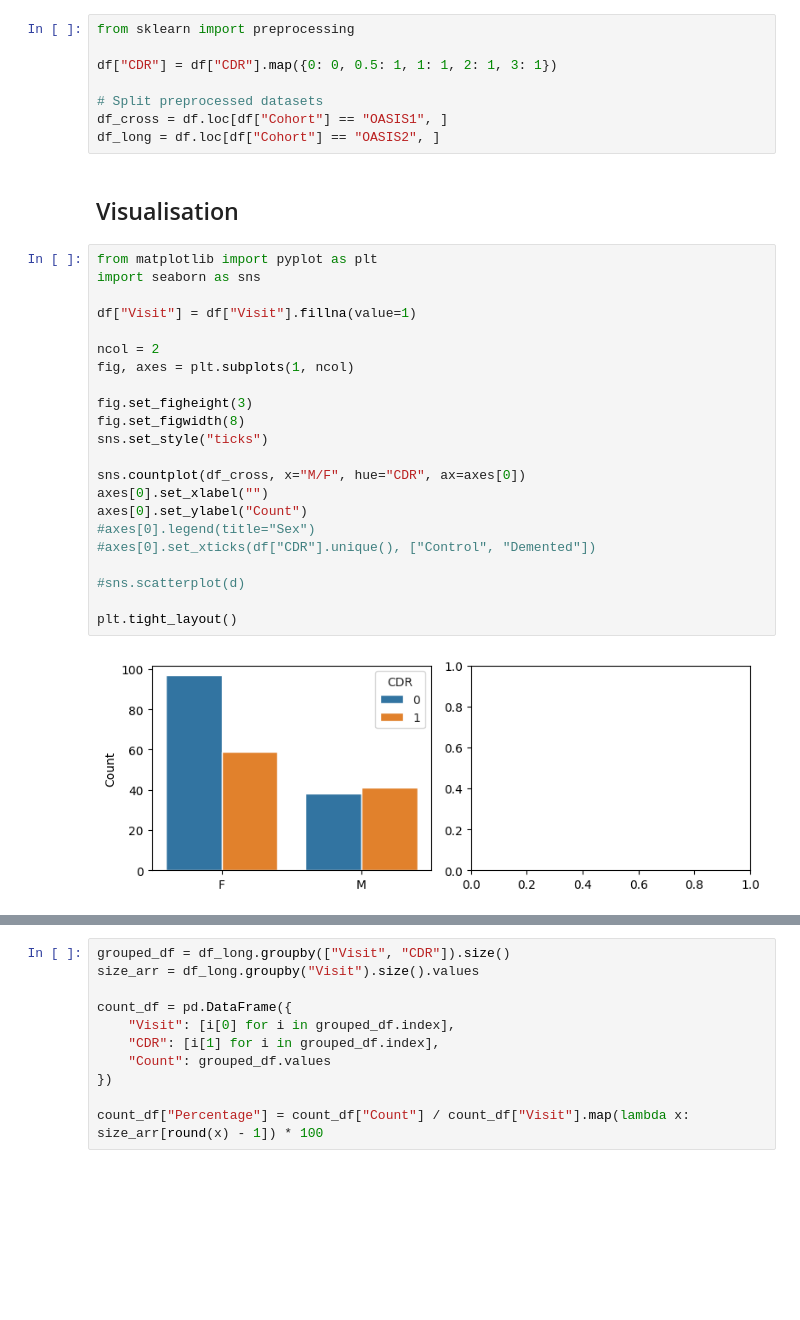
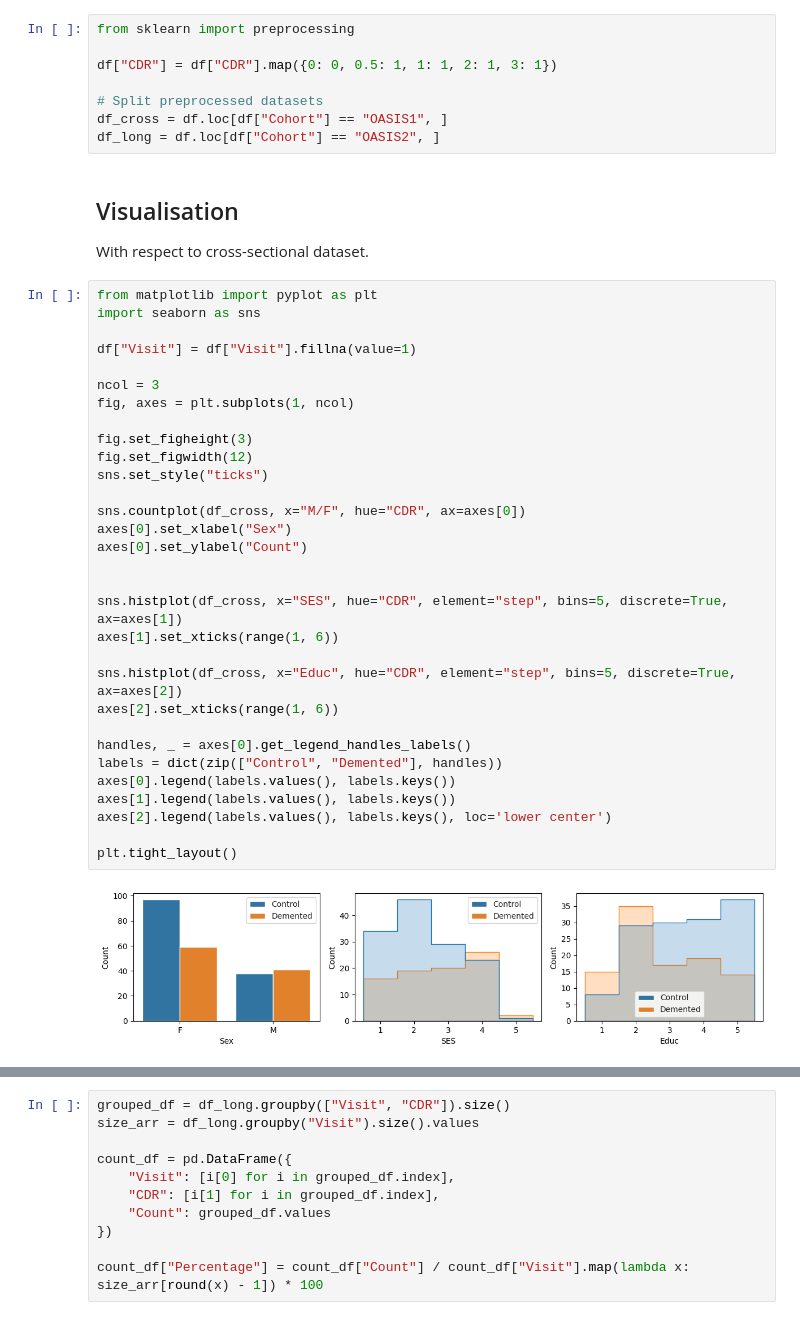
Before and after one commit to RiboRings/AlzheimerPrediction, a Jupyter notebook: learning-about-ad.ipynb, the cells around one changed output, grey strips where cells are left out. Cells and saved outputs as stored; diff of their text form; blank space fills up the shorter version.

Commit message:
Improved plots and cross-validated neural net

```diff
--- a/learning-about-ad.ipynb
+++ b/learning-about-ad.ipynb
@@ -40,29 +40,40 @@ df["CDR"] = df["CDR"].map({0: 0, 0.5: 1, 1: 1, 2: 1, 3: 1})
 # Split preprocessed datasets
 df_cross = df.loc[df["Cohort"] == "OASIS1", ]
 df_long = df.loc[df["Cohort"] == "OASIS2", ]
-# %% [markdown]
-## Visualisation
+# %% [markdown]
+## Visualisation
+
+With respect to cross-sectional dataset.
 # %%
 from matplotlib import pyplot as plt
 import seaborn as sns
 
 df["Visit"] = df["Visit"].fillna(value=1)
 
-ncol = 2
+ncol = 3
 fig, axes = plt.subplots(1, ncol)
 
 fig.set_figheight(3)
-fig.set_figwidth(8)
+fig.set_figwidth(12)
 sns.set_style("ticks")
 
 sns.countplot(df_cross, x="M/F", hue="CDR", ax=axes[0])
-axes[0].set_xlabel("")
+axes[0].set_xlabel("Sex")
 axes[0].set_ylabel("Count")
-#axes[0].legend(title="Sex")
-#axes[0].set_xticks(df["CDR"].unique(), ["Control", "Demented"])
 
-#sns.scatterplot(d)
+
+sns.histplot(df_cross, x="SES", hue="CDR", element="step", bins=5, discrete=True, ax=axes[1])
+axes[1].set_xticks(range(1, 6))
+
+sns.histplot(df_cross, x="Educ", hue="CDR", element="step", bins=5, discrete=True, ax=axes[2])
+axes[2].set_xticks(range(1, 6))
+
+handles, _ = axes[0].get_legend_handles_labels()
+labels = dict(zip(["Control", "Demented"], handles))
+axes[0].legend(labels.values(), labels.keys())
+axes[1].legend(labels.values(), labels.keys())
+axes[2].legend(labels.values(), labels.keys(), loc='lower center')
 
 plt.tight_layout()
 # %% [output]
-[figure, old version]
+[figure, new version]
```
Also changed, not shown: parts of 11 cells of this notebook.
